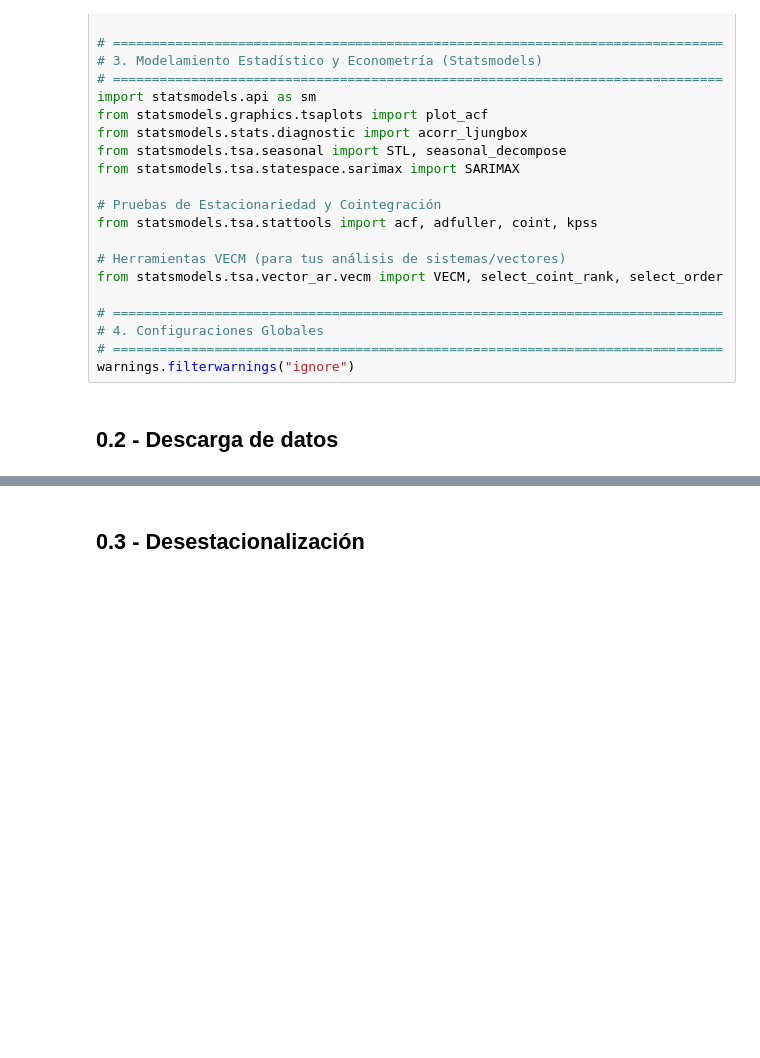
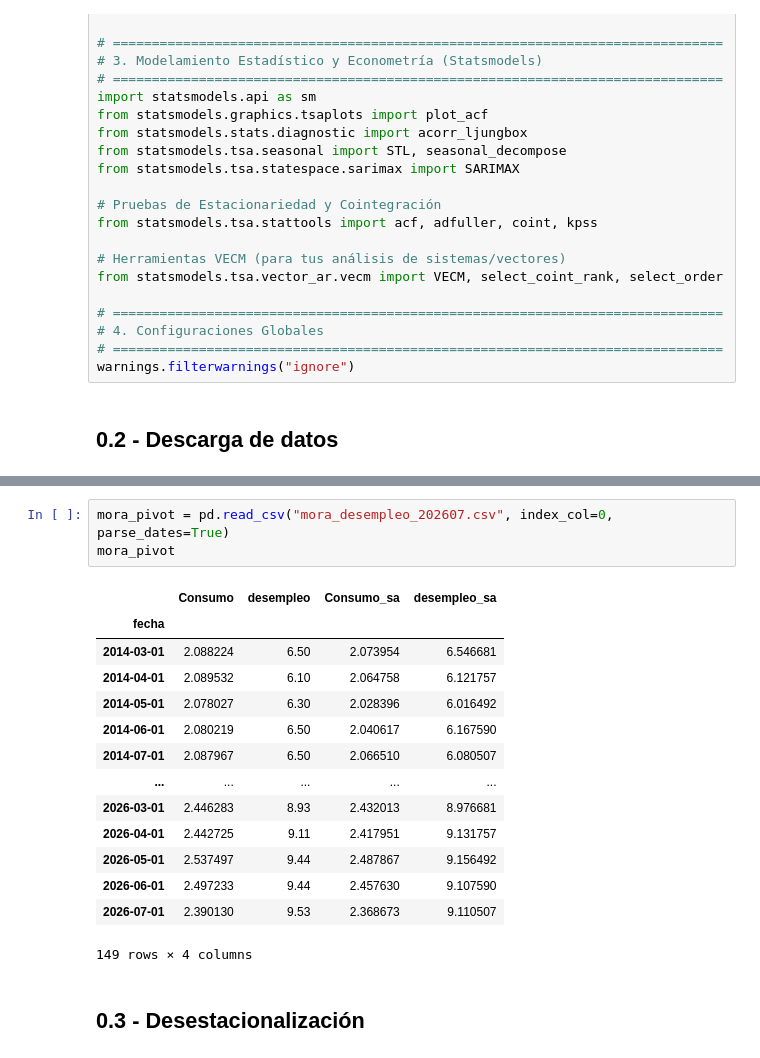
Before and after one commit to arturodiazsalgado/desempleo-morosidad-chile, a Jupyter notebook: 02_modelamiento_desmpleo_mora.ipynb, the cells around one changed output, grey strips where cells are left out. Saved outputs shown, nothing was run; the diff lists cells and outputs as text; blank space fills up the shorter version.

```diff
--- a/02_modelamiento_desmpleo_mora.ipynb
+++ b/02_modelamiento_desmpleo_mora.ipynb
@@ -204,3 +178,21 @@ display(mora_pivot)
+# %%
+mora_pivot = pd.read_csv("mora_desempleo_202607.csv", index_col=0, parse_dates=True)
+mora_pivot
+# %% [output]
+|  | Consumo | desempleo | Consumo_sa | desempleo_sa |
+| fecha |  |  |  |  |
+| 2014-03-01 | 2.088224 | 6.50 | 2.073954 | 6.546681 |
+| 2014-04-01 | 2.089532 | 6.10 | 2.064758 | 6.121757 |
+| 2014-05-01 | 2.078027 | 6.30 | 2.028396 | 6.016492 |
+| 2014-06-01 | 2.080219 | 6.50 | 2.040617 | 6.167590 |
+| 2014-07-01 | 2.087967 | 6.50 | 2.066510 | 6.080507 |
+| ... | ... | ... | ... | ... |
+| 2026-03-01 | 2.446283 | 8.93 | 2.432013 | 8.976681 |
+| 2026-04-01 | 2.442725 | 9.11 | 2.417951 | 9.131757 |
+| 2026-05-01 | 2.537497 | 9.44 | 2.487867 | 9.156492 |
+| 2026-06-01 | 2.497233 | 9.44 | 2.457630 | 9.107590 |
+| 2026-07-01 | 2.390130 | 9.53 | 2.368673 | 9.110507 |
+149 rows × 4 columns
 # %% [markdown]
 ## 0.3 - Desestacionalización
 # %% [markdown]
```
Also changed, not shown: parts of 45 cells of this notebook, 5 other files.
